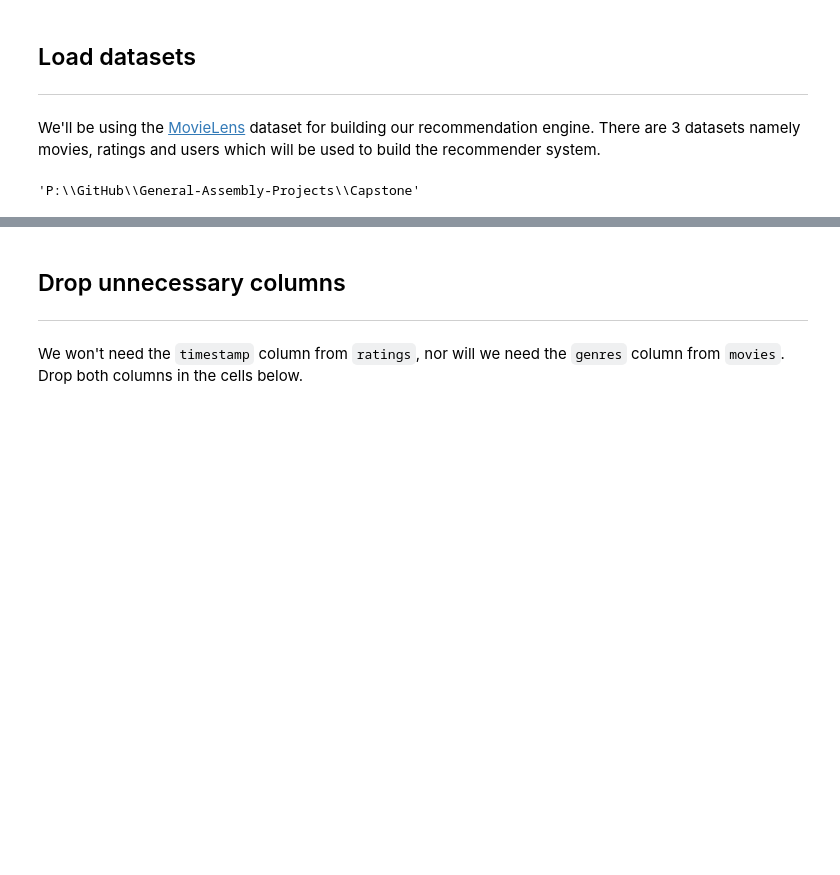
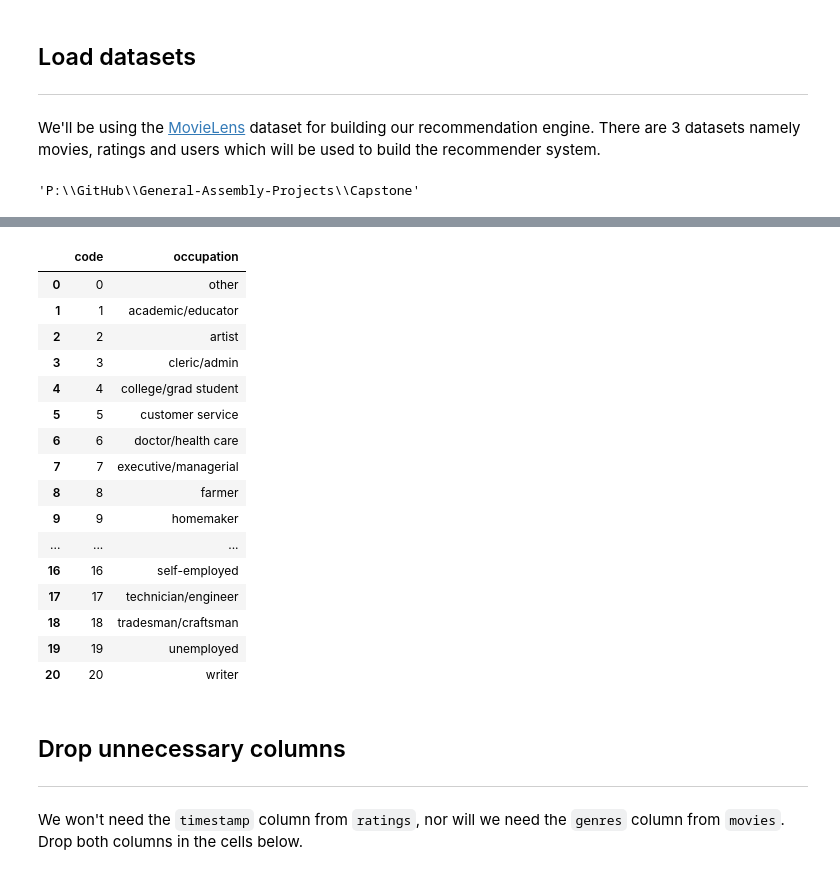
Before and after one commit to HongDavis/General-Assembly-Projects, a Jupyter notebook: Capstone/Capstone.ipynb, the cells around one changed output, grey strips where cells are left out. Saved outputs shown, nothing was run; the diff lists cells and outputs as text; code cells hidden in the pictures; blank space fills up the shorter version.

```diff
--- a/Capstone/Capstone.ipynb
+++ b/Capstone/Capstone.ipynb
@@ -126,3 +191,23 @@ occupation = pd.DataFrame(data)
+# %%
+occupation
+# %% [output]
+|  | code | occupation |
+| 0 | 0 | other |
+| 1 | 1 | academic/educator |
+| 2 | 2 | artist |
+| 3 | 3 | cleric/admin |
+| 4 | 4 | college/grad student |
+| 5 | 5 | customer service |
+| 6 | 6 | doctor/health care |
+| 7 | 7 | executive/managerial |
+| 8 | 8 | farmer |
+| 9 | 9 | homemaker |
+| ... | ... | ... |
+| 16 | 16 | self-employed |
+| 17 | 17 | technician/engineer |
+| 18 | 18 | tradesman/craftsman |
+| 19 | 19 | unemployed |
+| 20 | 20 | writer |
 # %% [markdown]
 ## Drop unnecessary columns
 ---
```
Also changed, not shown: parts of 20 cells of this notebook.
